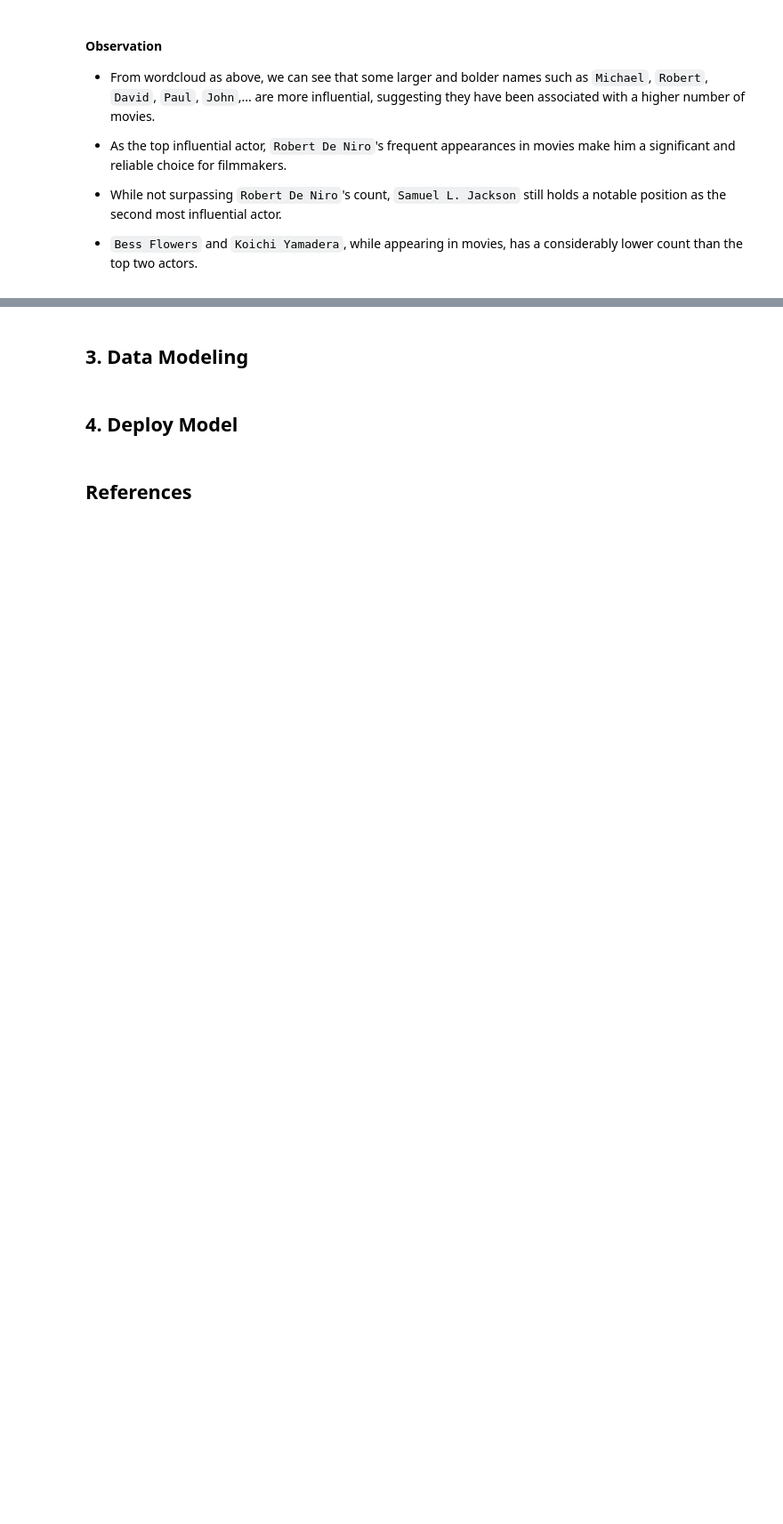
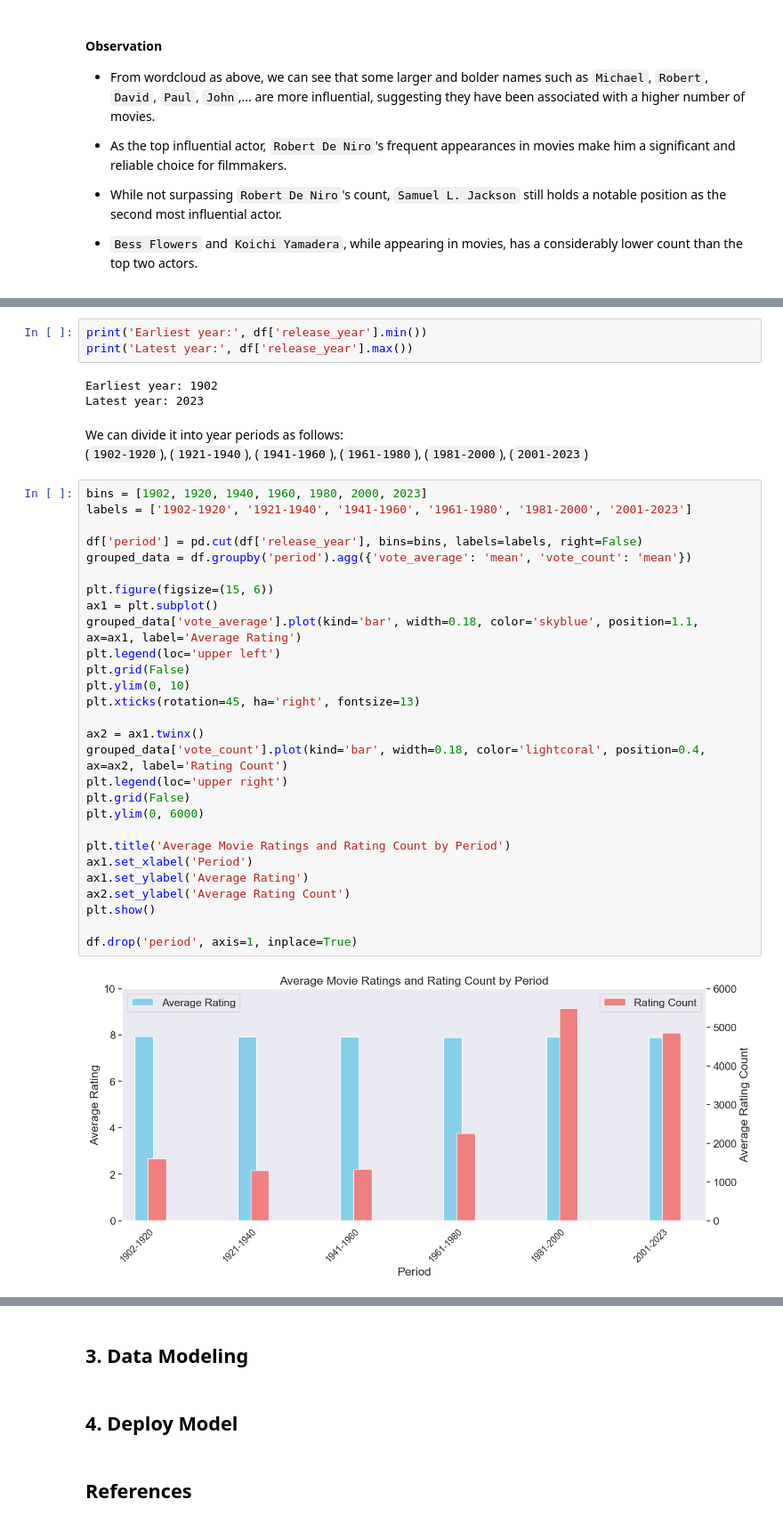
Before and after one commit to Deadinside-at-HCMUS/CSC14119-project, a Jupyter notebook: Notebook.ipynb, the cells around one changed output, grey strips where cells are left out. Shown at 89% size. Saved outputs shown, nothing was run; the diff lists cells and outputs as text; blank space fills up the shorter version.

```diff
--- a/Notebook.ipynb
+++ b/Notebook.ipynb
@@ -457,0 +461,39 @@ plt.show()
+# %%
+print('Earliest year:', df['release_year'].min())
+print('Latest year:', df['release_year'].max())
+# %% [output]
+Earliest year: 1902
+Latest year: 2023
+# %% [markdown]
+We can divide it into year periods as follows: <br>
+(`1902-1920`), (`1921-1940`), (`1941-1960`), (`1961-1980`), (`1981-2000`), (`2001-2023`)
+# %%
+bins = [1902, 1920, 1940, 1960, 1980, 2000, 2023]
+labels = ['1902-1920', '1921-1940', '1941-1960', '1961-1980', '1981-2000', '2001-2023']
+
+df['period'] = pd.cut(df['release_year'], bins=bins, labels=labels, right=False)
+grouped_data = df.groupby('period').agg({'vote_average': 'mean', 'vote_count': 'mean'})
+
+plt.figure(figsize=(15, 6))
+ax1 = plt.subplot()
+grouped_data['vote_average'].plot(kind='bar', width=0.18, color='skyblue', position=1.1, ax=ax1, label='Average Rating')
+plt.legend(loc='upper left')
+plt.grid(False)
+plt.ylim(0, 10)
+plt.xticks(rotation=45, ha='right', fontsize=13)
+
+ax2 = ax1.twinx()
+grouped_data['vote_count'].plot(kind='bar', width=0.18, color='lightcoral', position=0.4, ax=ax2, label='Rating Count')
+plt.legend(loc='upper right')
+plt.grid(False)
+plt.ylim(0, 6000)
+
+plt.title('Average Movie Ratings and Rating Count by Period')
+ax1.set_xlabel('Period')
+ax1.set_ylabel('Average Rating')
+ax2.set_ylabel('Average Rating Count')
+plt.show()
+
+df.drop('period', axis=1, inplace=True)
+# %% [output]
+[figure, added]
```
Also changed, not shown: parts of 7 cells of this notebook.
